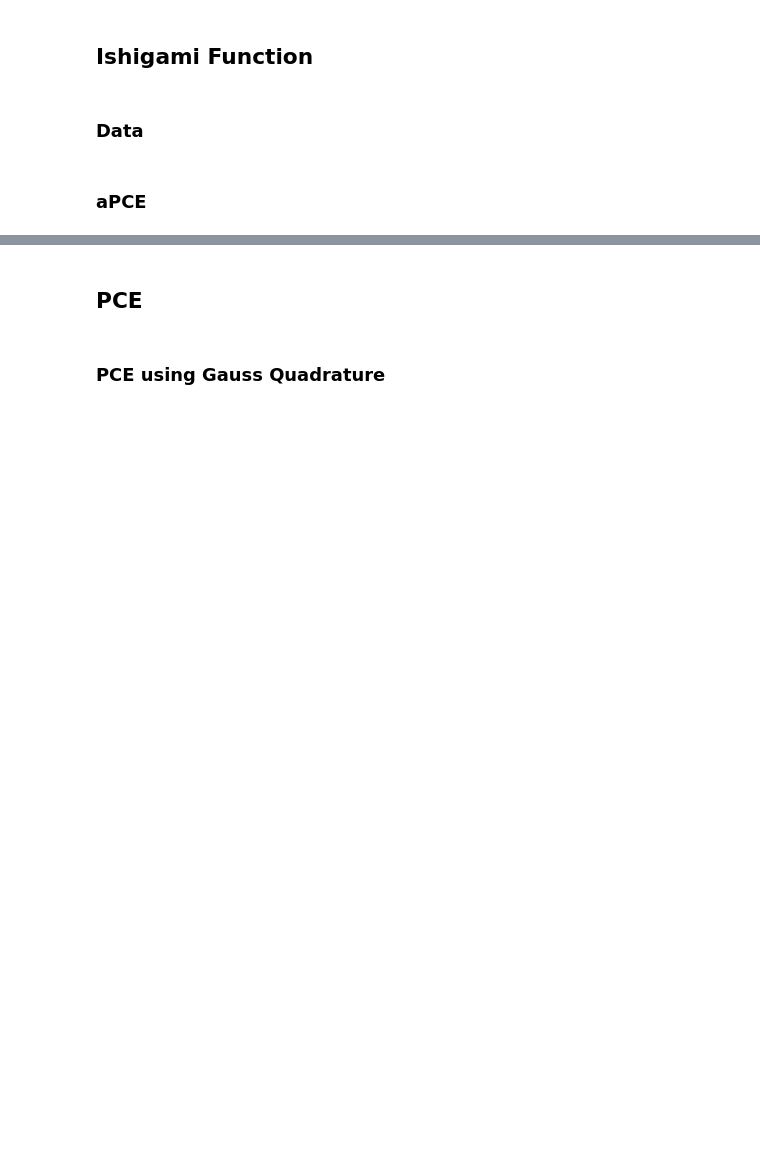
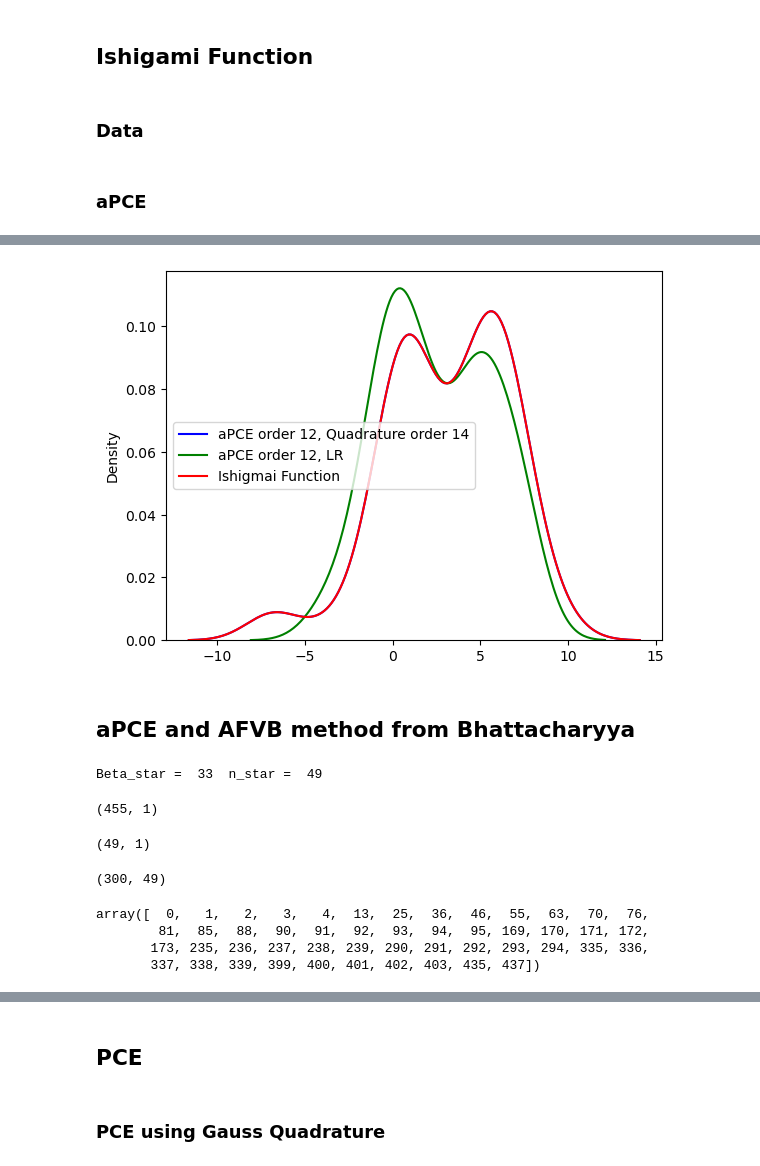
Before and after one commit to IsabelCoronaGuevara/CUDenver-Thesis, a Jupyter notebook: Oladyshkin_aPCE_PCE_Examples.ipynb, the cells around one changed output, grey strips where cells are left out. Drawn from its saved outputs; the diff is of its cells as text; code cells hidden in the pictures; blank space fills up the shorter version.

```diff
--- a/Oladyshkin_aPCE_PCE_Examples.ipynb
+++ b/Oladyshkin_aPCE_PCE_Examples.ipynb
@@ -361,0 +243,9 @@ RMSE_sparse - Training Data: 0.0010886226039887499
+# %%
+sns.kdeplot(y_aPCE_Quad_Test, color='b', label='aPCE order %.2i, Quadrature order %.2i' %(p, n_quad))
+sns.kdeplot(y_aPCE_LR, color='g', label='aPCE order %.2i, LR' %p)
+sns.kdeplot(y_true.reshape(N_test), color='r', label='Ishigmai Function')
+plt.legend();
+# %% [output]
+[figure, added]
+# %% [markdown]
+## aPCE and AFVB method from Bhattacharyya
@@ -361,0 +283,4 @@ RMSE_sparse - Training Data: 0.0010886226039887499
+# %%
+mod_AFVB = AFVB_PCE(basis, p, A_0, B_0, C_0, D_0, T_ell, e).fit(X,Y)
+# %% [output]
+Beta_star =  33  n_star =  49
@@ -361,0 +293,19 @@ RMSE_sparse - Training Data: 0.0010886226039887499
+# %%
+a_full.shape
+# %% [output]
+(455, 1)
+# %%
+a_hat.shape
+# %% [output]
+(49, 1)
+# %%
+Phi_hat.shape
+# %% [output]
+(300, 49)
+# %%
+active_cols
+# %% [output]
+array([  0,   1,   2,   3,   4,  13,  25,  36,  46,  55,  63,  70,  76,
+        81,  85,  88,  90,  91,  92,  93,  94,  95, 169, 170, 171, 172,
+       173, 235, 236, 237, 238, 239, 290, 291, 292, 293, 294, 335, 336,
+       337, 338, 339, 399, 400, 401, 402, 403, 435, 437])
```
Also changed, not shown: parts of 87 cells of this notebook.
